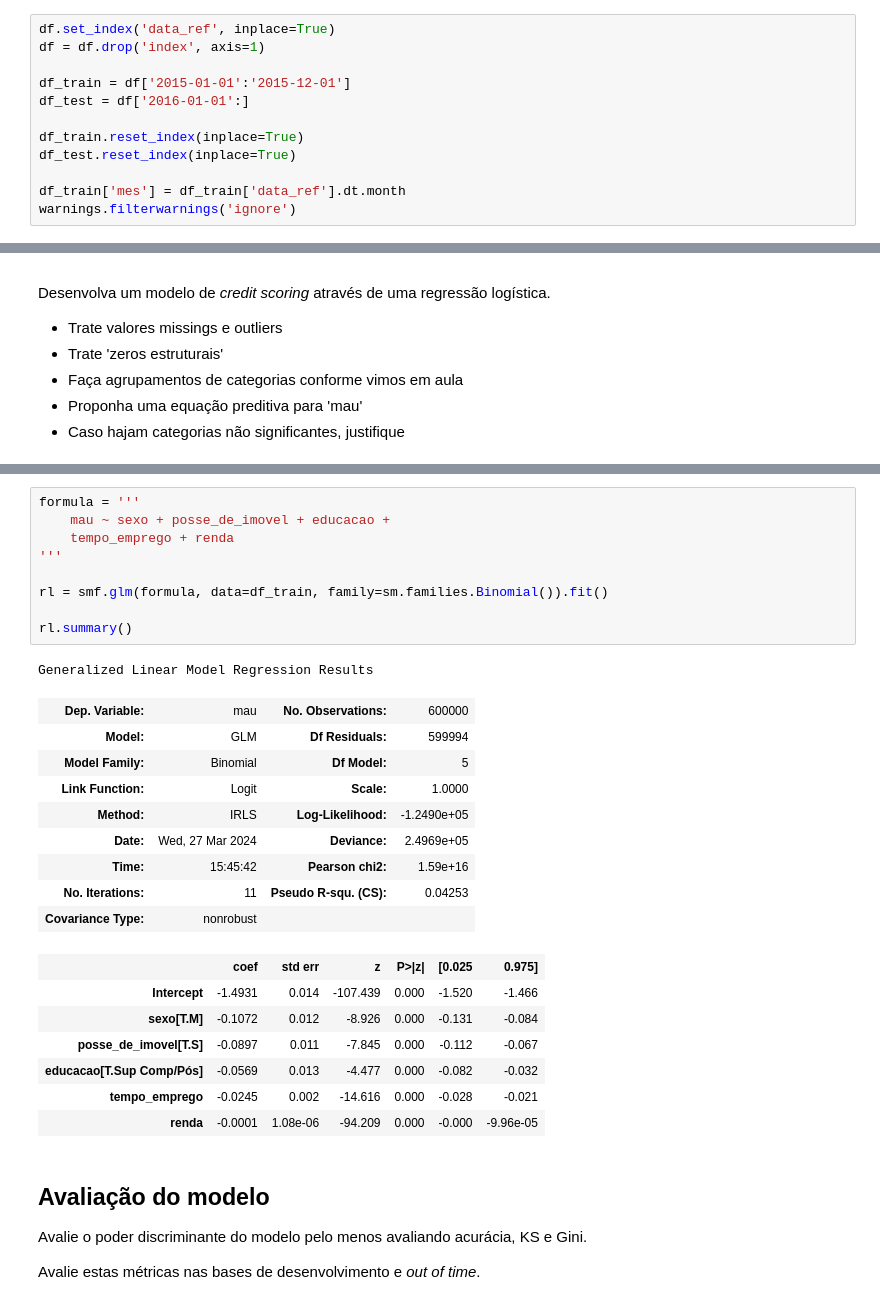
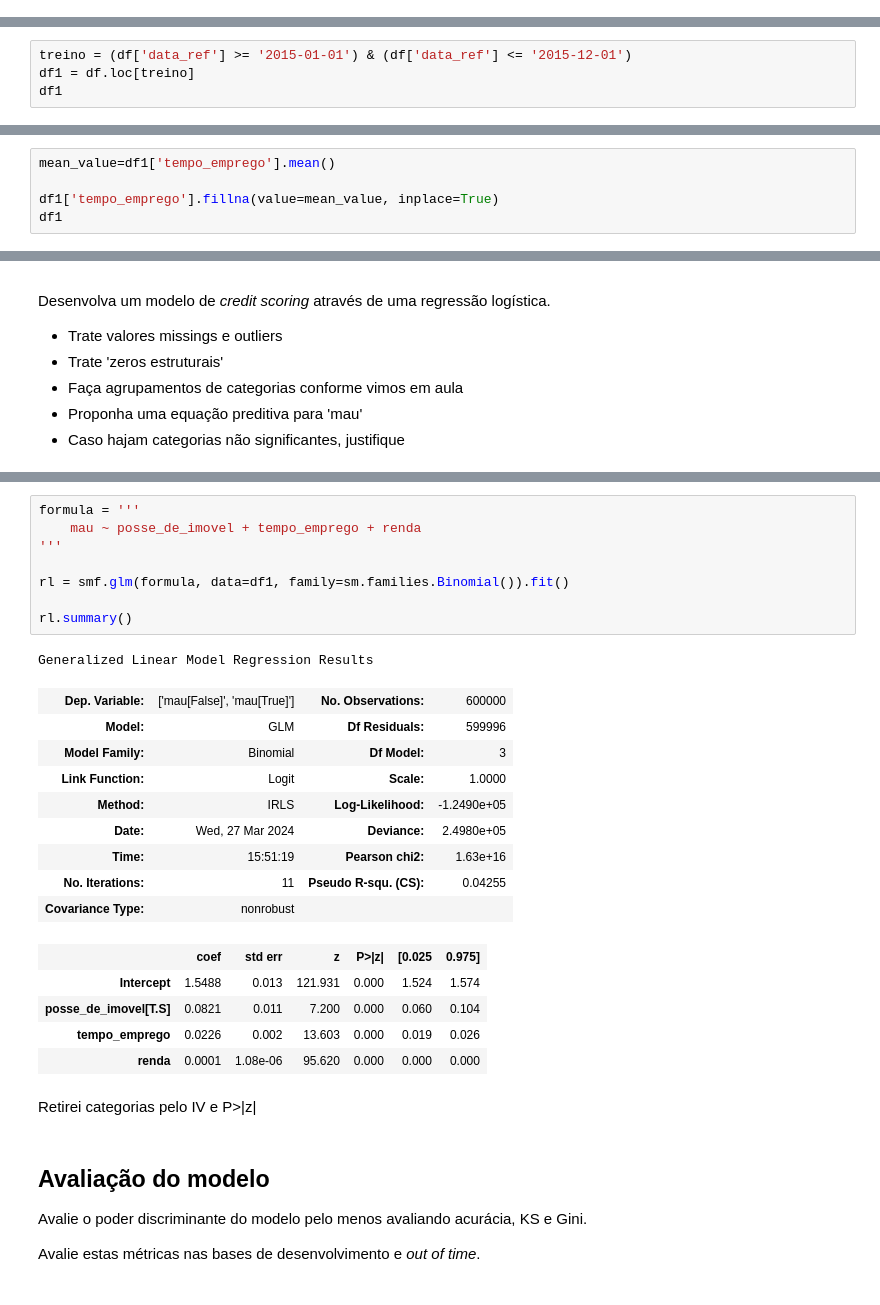
Before and after one commit to raafarosa/Ebac_Data_Scientist_Gen, a Jupyter notebook: Module_38_Streamlit_FinalProject/Final_Project/md38-Model-Creation.ipynb, the cells around one changed output, grey strips where cells are left out. Saved outputs shown, nothing was run; the diff lists cells and outputs as text.

```diff
--- a/Module_38_Streamlit_FinalProject/Final_Project/md38-Model-Creation.ipynb
+++ b/Module_38_Streamlit_FinalProject/Final_Project/md38-Model-Creation.ipynb
@@ -160,12 +58,0 @@ print(df.data_ref.max())
-# %%
-df.set_index('data_ref', inplace=True)
-df = df.drop('index', axis=1)
-
-df_train = df['2015-01-01':'2015-12-01']
-df_test = df['2016-01-01':]
-
-df_train.reset_index(inplace=True)
-df_test.reset_index(inplace=True)
-
-df_train['mes'] = df_train['data_ref'].dt.month
-warnings.filterwarnings('ignore')
@@ -181,0 +77,4 @@ df.head()
+# %%
+treino = (df['data_ref'] >= '2015-01-01') & (df['data_ref'] <= '2015-12-01')
+df1 = df.loc[treino]
+df1
@@ -245,0 +175,5 @@ Text(0.5, 1.0, 'Quantidade de clientes por renda')
+# %%
+mean_value=df1['tempo_emprego'].mean()
+
+df1['tempo_emprego'].fillna(value=mean_value, inplace=True)
+df1
@@ -545,30 +471,29 @@ Generalized Linear Model Regression Results
 # %%
 formula = '''
-    mau ~ sexo + posse_de_imovel + educacao +
-    tempo_emprego + renda
+    mau ~ posse_de_imovel + tempo_emprego + renda
 '''
 
-rl = smf.glm(formula, data=df_train, family=sm.families.Binomial()).fit()
+rl = smf.glm(formula, data=df1, family=sm.families.Binomial()).fit()
 
 rl.summary()
 # %% [output]
 Generalized Linear Model Regression Results
-| Dep. Variable: | mau | No. Observations: | 600000 |
-| Model: | GLM | Df Residuals: | 599994 |
-| Model Family: | Binomial | Df Model: | 5 |
+| Dep. Variable: | ['mau[False]', 'mau[True]'] | No. Observations: | 600000 |
+| Model: | GLM | Df Residuals: | 599996 |
+| Model Family: | Binomial | Df Model: | 3 |
 | Link Function: | Logit | Scale: | 1.0000 |
 | Method: | IRLS | Log-Likelihood: | -1.2490e+05 |
-| Date: | Wed, 27 Mar 2024 | Deviance: | 2.4969e+05 |
-| Time: | 15:45:42 | Pearson chi2: | 1.59e+16 |
-| No. Iterations: | 11 | Pseudo R-squ. (CS): | 0.04253 |
+| Date: | Wed, 27 Mar 2024 | Deviance: | 2.4980e+05 |
+| Time: | 15:51:19 | Pearson chi2: | 1.63e+16 |
+| No. Iterations: | 11 | Pseudo R-squ. (CS): | 0.04255 |
 | Covariance Type: | nonrobust |  |  |
 |  | coef | std err | z | P>|z| | [0.025 | 0.975] |
-| Intercept | -1.4931 | 0.014 | -107.439 | 0.000 | -1.520 | -1.466 |
-| sexo[T.M] | -0.1072 | 0.012 | -8.926 | 0.000 | -0.131 | -0.084 |
-| posse_de_imovel[T.S] | -0.0897 | 0.011 | -7.845 | 0.000 | -0.112 | -0.067 |
-| educacao[T.Sup Comp/Pós] | -0.0569 | 0.013 | -4.477 | 0.000 | -0.082 | -0.032 |
-| tempo_emprego | -0.0245 | 0.002 | -14.616 | 0.000 | -0.028 | -0.021 |
-| renda | -0.0001 | 1.08e-06 | -94.209 | 0.000 | -0.000 | -9.96e-05 |
+| Intercept | 1.5488 | 0.013 | 121.931 | 0.000 | 1.524 | 1.574 |
+| posse_de_imovel[T.S] | 0.0821 | 0.011 | 7.200 | 0.000 | 0.060 | 0.104 |
+| tempo_emprego | 0.0226 | 0.002 | 13.603 | 0.000 | 0.019 | 0.026 |
+| renda | 0.0001 | 1.08e-06 | 95.620 | 0.000 | 0.000 | 0.000 |
+# %% [markdown]
+Retirei categorias pelo IV e P>|z|
 # %% [markdown]
 ## Avaliação do modelo
 
```
Also changed, not shown: parts of 130 cells of this notebook, 2 other files.
